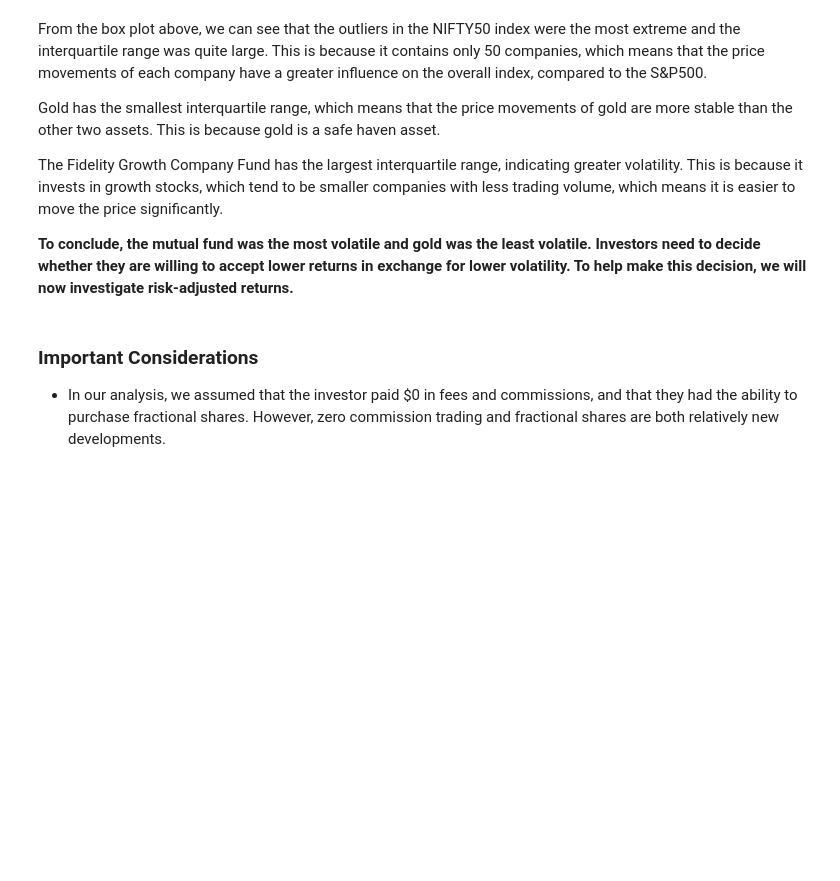
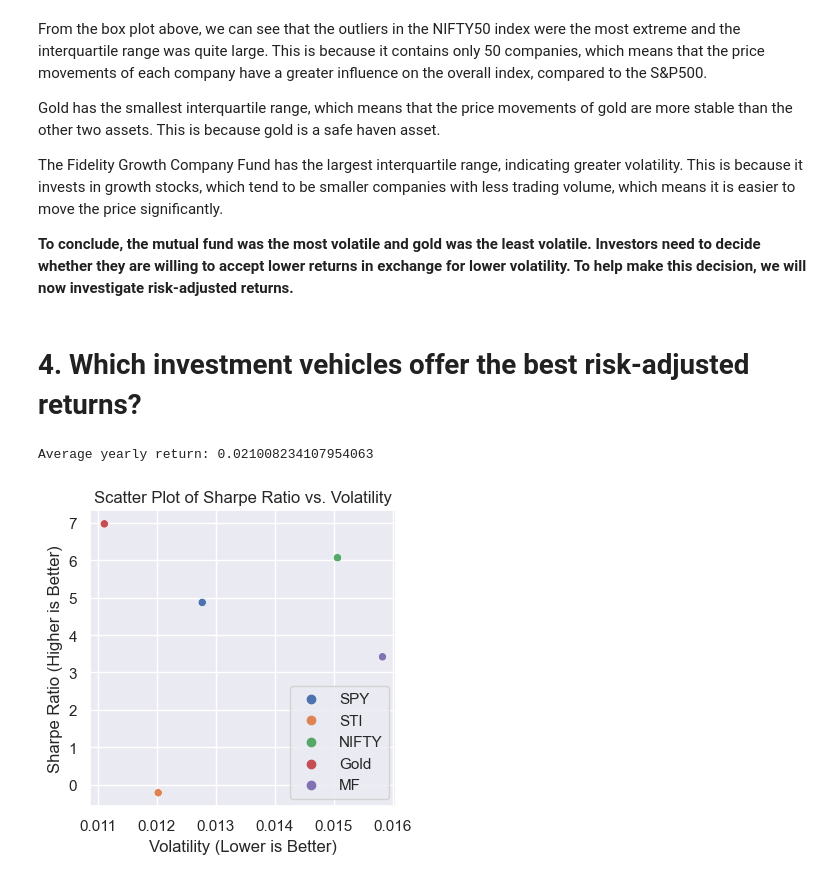
Before and after one commit to ConfuseIous/PDS-CA2, a Jupyter notebook: Main.ipynb, the cells around one changed output. Cells and saved outputs as stored; diff of their text form; code cells hidden in the pictures; blank space fills up the shorter version.

```diff
--- a/Main.ipynb
+++ b/Main.ipynb
@@ -483,6 +487,47 @@ Gold has the smallest interquartile range, which means that the price movements
 The Fidelity Growth Company Fund has the largest interquartile range, indicating greater volatility. This is because it invests in growth stocks, which tend to be smaller companies with less trading volume, which means it is easier to move the price significantly.
 
 **To conclude, the mutual fund was the most volatile and gold was the least volatile. Investors need to decide whether they are willing to accept lower returns in exchange for lower volatility. To help make this decision, we will now investigate risk-adjusted returns.**
-# %% [markdown]
-### Important Considerations
-- In our analysis, we assumed that the investor paid $0 in fees and commissions, and that they had the ability to purchase fractional shares. However, zero commission trading and fractional shares are both relatively new developments.
+# %% [markdown]
+# 4. Which investment vehicles offer the best risk-adjusted returns?
+# %%
+total_returns = asset_data.drop('Date', axis=1).pct_change()
+trading_days = len(asset_data['Date']) / 22 # Total trading days / 22 years
+annualized_return = total_returns.mean() * trading_days # Annualized return = daily mean * trading days
+################################################
+# Calculate the risk-free rate             #####
+################################################
+bond_data = data.bond_data.copy()
+
+# Resample the data to 52-week intervals
+# (we're looking at 52 week T-Bills)
+bond_data.set_index('Date', inplace=True)
+bond_data_compounded = (1 + bond_data / 100).resample('52W').prod().fillna(1)
+
+# Total compounded interest
+total_compounded_interest = bond_data_compounded.cumprod().iloc[-1] - 1
+num_years = (bond_data.index[-1] - bond_data.index[0]).days / 365
+
+# Average yearly return
+average_yearly_return = (total_compounded_interest + 1) ** (1 / num_years) - 1
+average_yearly_return = (average_yearly_return / 100)[0]
+print("Average yearly return:", average_yearly_return)
+################################################
+
+risk_free_rate = average_yearly_return
+
+volatility = total_returns.std() # Std dev of daily returns
+sharpe_ratio = (annualized_return - risk_free_rate) / volatility
+
+sns.set(style="darkgrid")
+plt.figure(figsize=(4, 4))
+sns.scatterplot(x=volatility, y=sharpe_ratio, hue=sharpe_ratio.index)
+plt.title('Scatter Plot of Sharpe Ratio vs. Volatility')
+plt.xlabel('Volatility (Lower is Better)')
+plt.ylabel('Sharpe Ratio (Higher is Better)')
+plt.legend()
+plt.tight_layout()
+
+plt.show()
+# %% [output]
+Average yearly return: 0.021008234107954063
+[figure, added]
```
Also changed, not shown: parts of 4 cells of this notebook.
